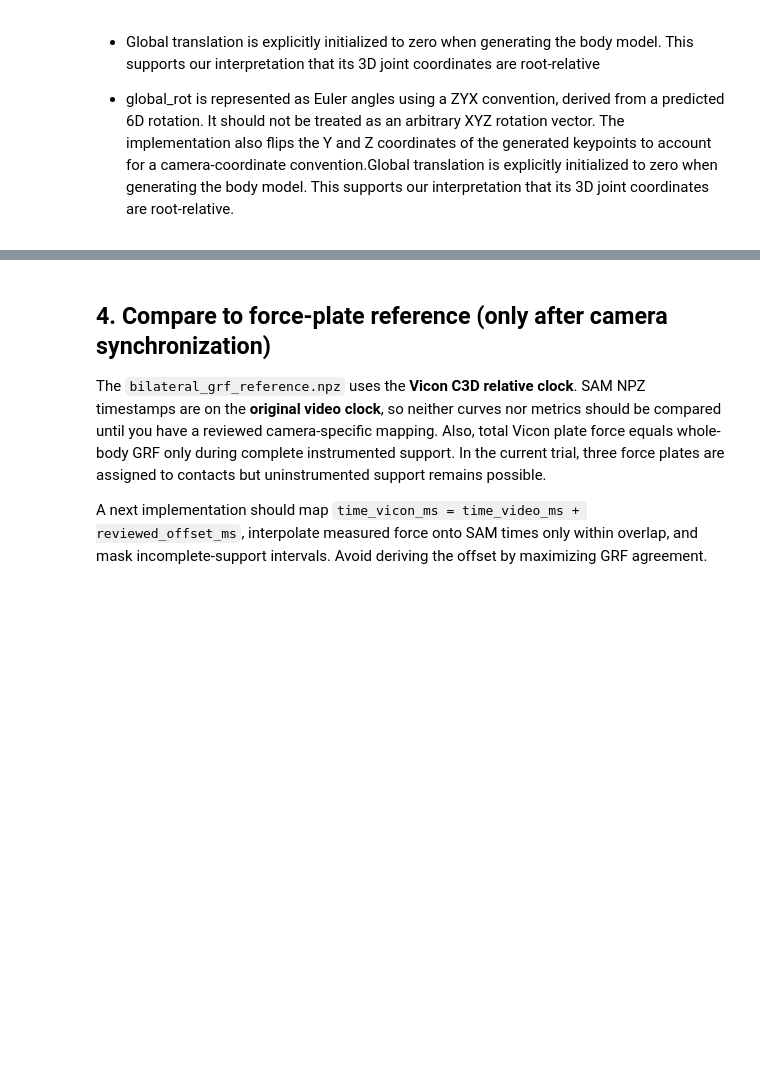
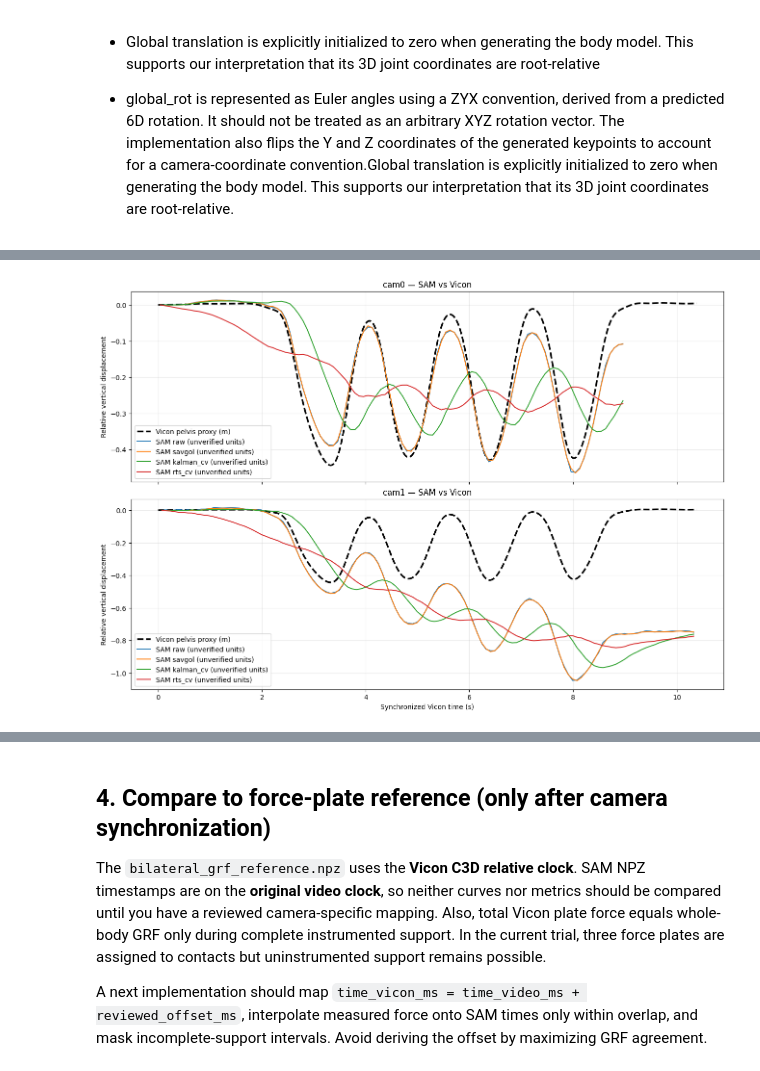
Before and after one commit to tdjohnson1987/markerless_sam, a Jupyter notebook: notebooks/03_kinetics_physics_informed.ipynb, the cells around one changed output, grey strips where cells are left out. Drawn from its saved outputs; the diff is of its cells as text; code cells hidden in the pictures; blank space fills up the shorter version.

```diff
--- a/notebooks/03_kinetics_physics_informed.ipynb
+++ b/notebooks/03_kinetics_physics_informed.ipynb
@@ -451,0 +2273,97 @@ OSError: The c3d file could not be opened, please verify the path: unspecified i
+# %%
+
+# ============================================================
+# Exploratory SAM COM vs Vicon pelvis vertical displacement
+# ============================================================
+
+fig, axes = plt.subplots(
+    2, 1,
+    figsize=(13, 9),
+    sharex=True,
+    layout="constrained",
+)
+
+# Vicon reference (anterior pelvis-marker midpoint, metres)
+vicon_z = vicon_pelvis_m[:, 2]
+vicon_valid = np.isfinite(vicon_z)
+
+vicon_t = vicon_time_s[vicon_valid]
+vicon_z = vicon_z[vicon_valid]
+
+for ax, camera in zip(axes, CAMERAS):
+
+    d = camera_data[camera]
+
+    # Synchronised time for comparison only
+    t = d["time_vicon_s"]
+
+    mapping = d["axis_map"]
+    axis = mapping["vertical_axis"]
+    sign = mapping["vertical_sign"]
+
+    # Limit to synchronized overlap
+    overlap = (
+        (t >= vicon_t[0])
+        & (t <= vicon_t[-1])
+    )
+
+    if not overlap.any():
+        ax.set_title(f"{camera}: no Vicon overlap")
+        continue
+
+    # Shared reference instant for the camera plot
+    reference_t = t[np.flatnonzero(overlap)[0]]
+
+    # Vicon displacement relative to the same instant
+    vicon_reference = np.interp(
+        reference_t, vicon_t, vicon_z
+    )
+
+    vicon_displacement = vicon_z - vicon_reference
+
+    ax.plot(
+        vicon_t,
+        vicon_displacement,
+        "k--",
+        linewidth=2.5,
+        label="Vicon pelvis proxy (m)",
+    )
+
+    for method, com in d["com_methods"].items():
+
+        signal = sign * com[:, axis]
+
+        valid = overlap & np.isfinite(signal)
+
+        if valid.sum() < 2:
+            continue
+
+        # SAM displacement relative to the same instant
+        signal_reference = np.interp(
+            reference_t,
+            t[valid],
+            signal[valid],
+        )
+
+        displacement = (
+            signal[valid] - signal_reference
+        )
+
+        ax.plot(
+            t[valid],
+            displacement,
+            label=f"SAM {method} (unverified units)",
+            linewidth=1.4,
+        )
+
+    ax.set_title(f"{camera} — SAM vs Vicon")
+    ax.set_ylabel("Relative vertical displacement")
+    ax.grid(alpha=0.25)
+    ax.legend()
+
+# Focus on overlapping comparison interval
+axes[-1].set_xlabel("Synchronized Vicon time (s)")
+
+plt.show()
+# %% [output]
+[figure, added]
```
Also changed, not shown: parts of 29 cells of this notebook, 2 other files.
